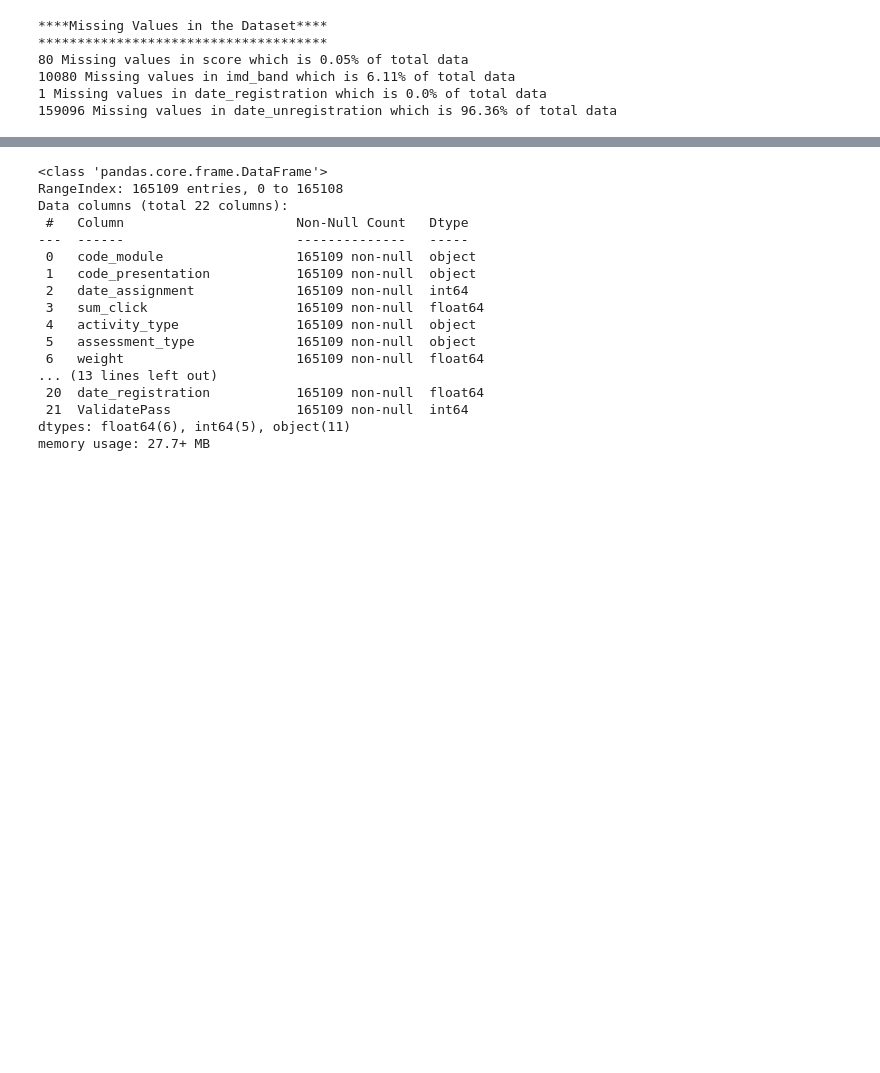
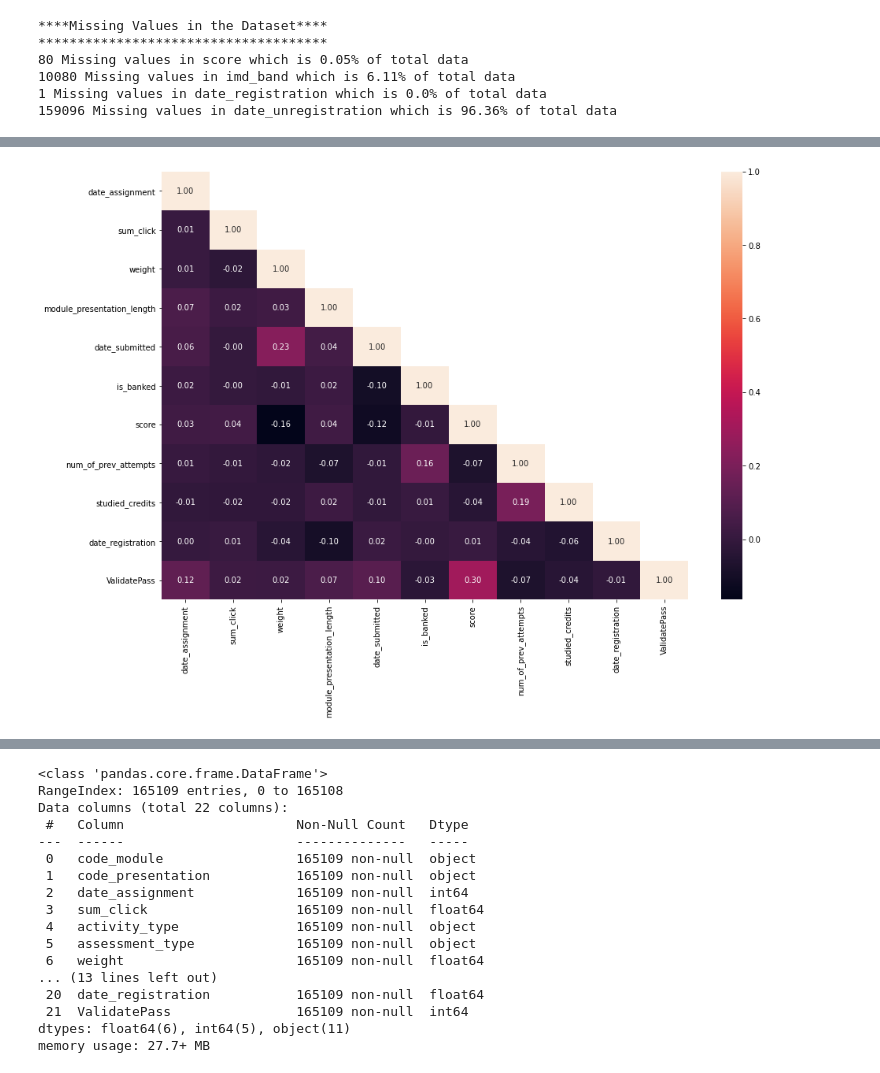
Before and after one commit to psiva2019/buildwithai2021, a Jupyter notebook: buildwithai2021.ipynb, the cells around one changed output, grey strips where cells are left out. Cells and saved outputs as stored; diff of their text form; code cells hidden in the pictures; blank space fills up the shorter version.

```diff
--- a/buildwithai2021.ipynb
+++ b/buildwithai2021.ipynb
@@ -757,0 +740,6 @@ memory usage: 39.1+ MB
+# %%
+#Heat map - Relationalship analysis
+plt.figure(figsize=(15,10))
+sns.heatmap(df.drop(['id_student','id_site','id_assessment'],axis=1).corr(),mask=np.triu(df.drop(['id_student','id_site','id_assessment'],axis=1).corr(),+1),fmt='.2f',annot=True);
+# %% [output]
+[figure, added]
```
Also changed, not shown: parts of 10 cells of this notebook.
